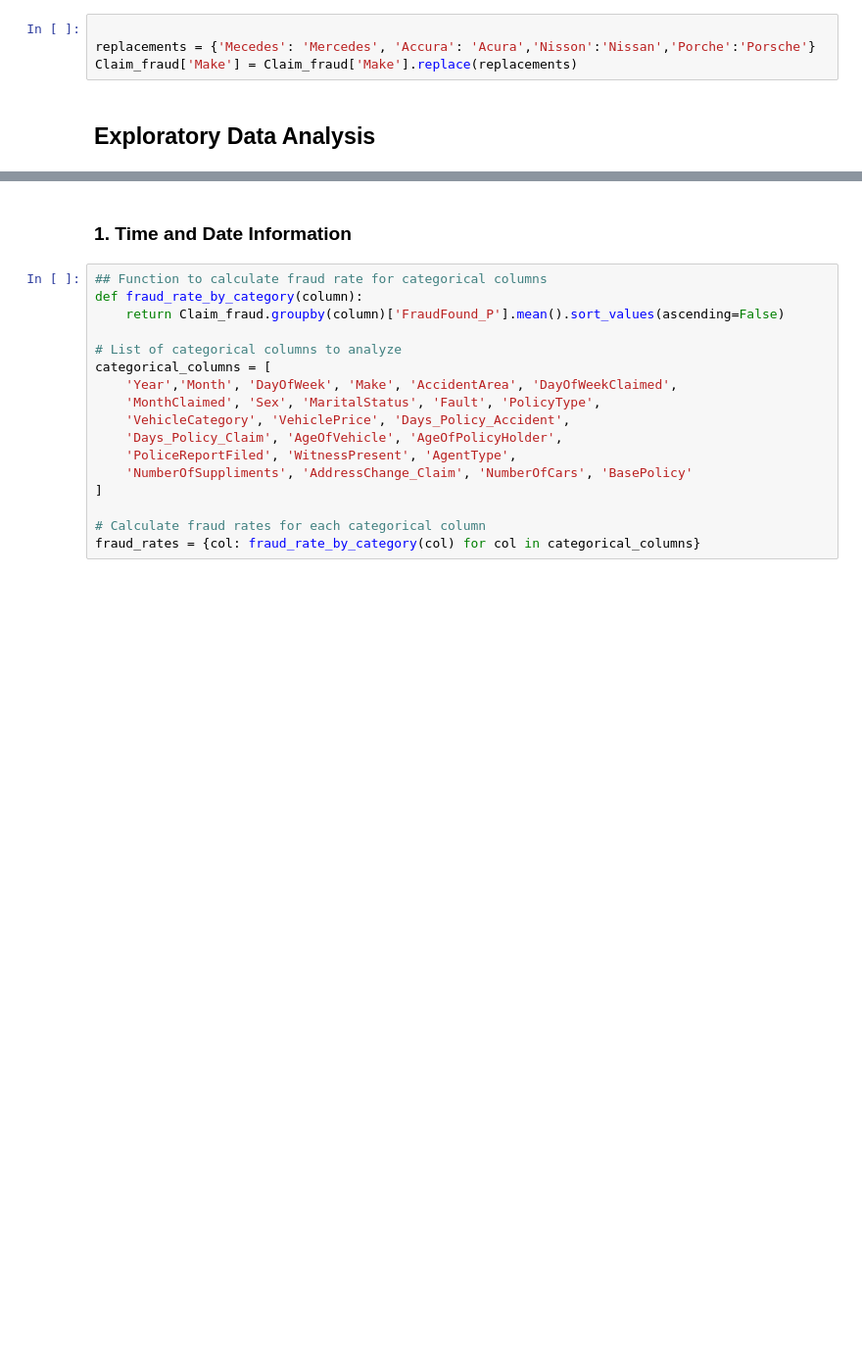
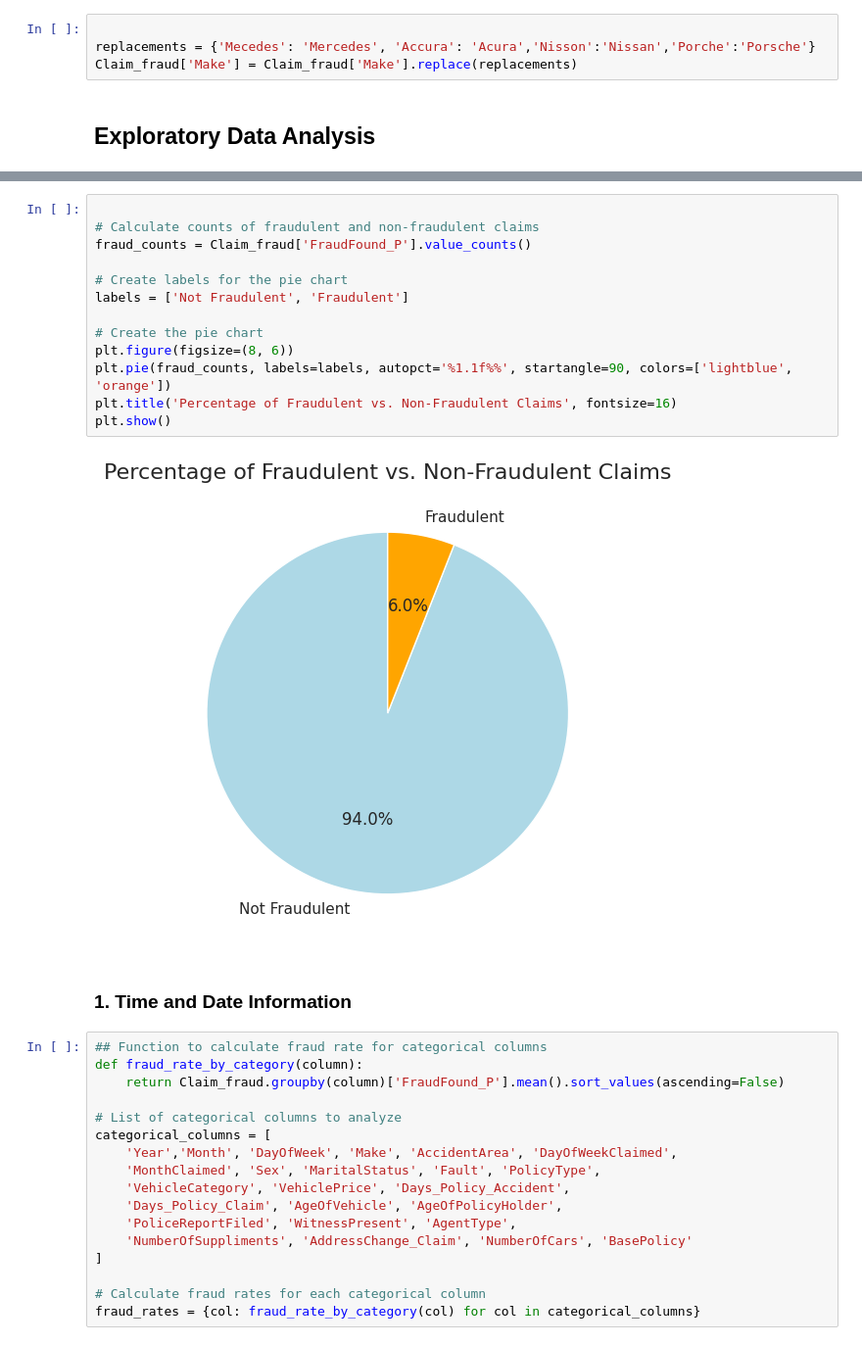
Before and after one commit to kimp10/Insurance-Fraud-Detection-Model-, a Jupyter notebook: Insurance_Fraud_detection.ipynb, the cells around one changed output, grey strips where cells are left out. Shown at 98% size. Cells and saved outputs as stored; diff of their text form; blank space fills up the shorter version.

```diff
--- a/Insurance_Fraud_detection.ipynb
+++ b/Insurance_Fraud_detection.ipynb
@@ -182,3 +196,18 @@ Claim_fraud['Make'] = Claim_fraud['Make'].replace(replacements)
+# %%
+
+# Calculate counts of fraudulent and non-fraudulent claims
+fraud_counts = Claim_fraud['FraudFound_P'].value_counts()
+
+# Create labels for the pie chart
+labels = ['Not Fraudulent', 'Fraudulent']
+
+# Create the pie chart
+plt.figure(figsize=(8, 6))
+plt.pie(fraud_counts, labels=labels, autopct='%1.1f%%', startangle=90, colors=['lightblue', 'orange'])
+plt.title('Percentage of Fraudulent vs. Non-Fraudulent Claims', fontsize=16)
+plt.show()
+# %% [output]
+[figure, added]
 # %% [markdown]
 
 ### 1. Time and Date Information
```
Also changed, not shown: parts of 7 cells of this notebook.
